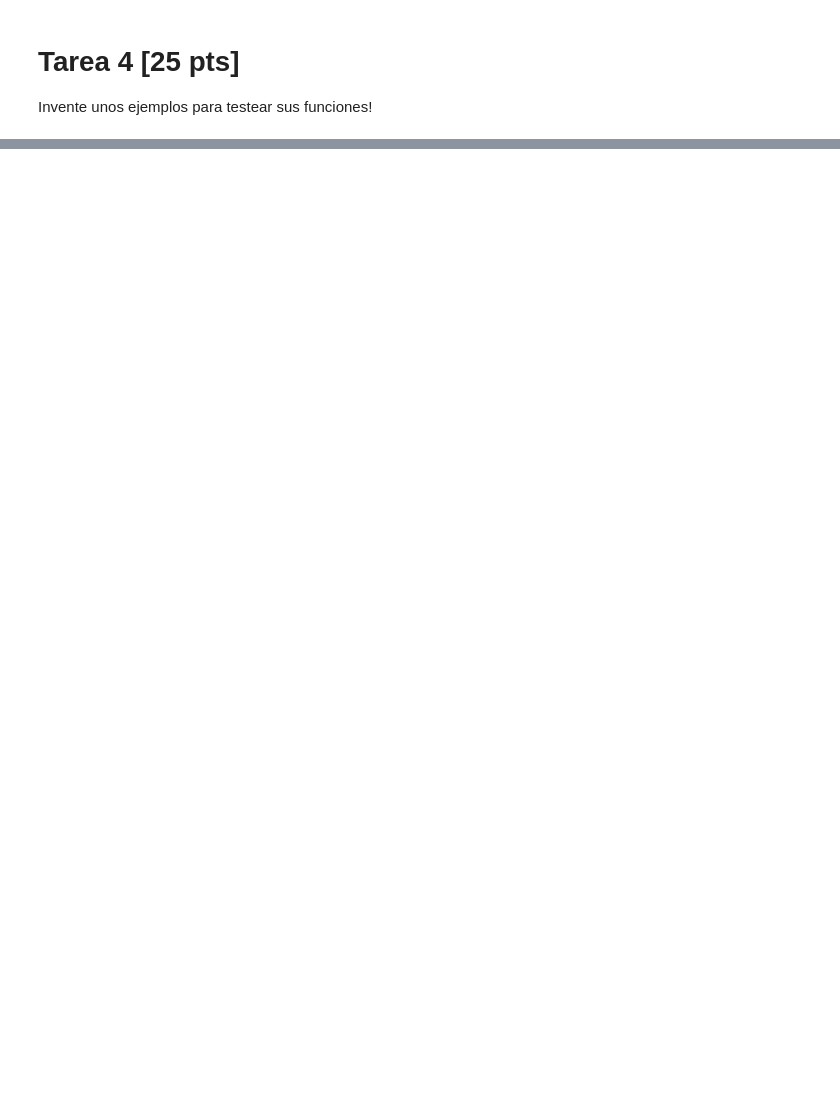
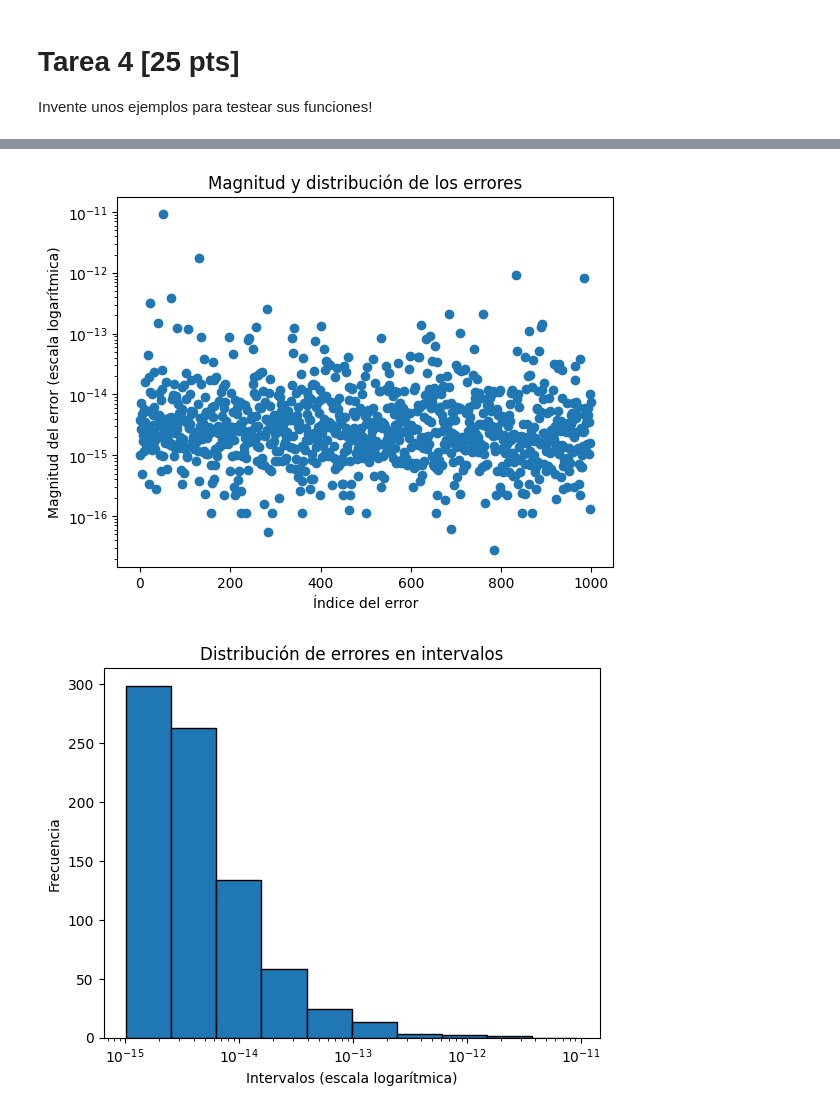
Before and after one commit to Darkrayyss/Tarea-1-Numerical-Analysis-II, a Jupyter notebook: Entregable_Informe1_Diego_Astaburuaga .ipynb, the cells around one changed output, grey strips where cells are left out. Saved outputs shown, nothing was run; the diff lists cells and outputs as text; code cells hidden in the pictures; blank space fills up the shorter version.

```diff
--- a/Entregable_Informe1_Diego_Astaburuaga .ipynb
+++ b/Entregable_Informe1_Diego_Astaburuaga .ipynb
@@ -161,0 +231,20 @@ Invente unos ejemplos para testear sus funciones!
+# %%
+k = 5 # Ejemplos
+for i in range(k):
+    print(f"-----------------  Ejemplo {i}  -----------------")
+
+    # Over W, T = qt(A)
+    m = np.random.randint(2, 6)
+    n = np.random.randint(2, m+1) # m>=n
+    A = np.random.rand(m, n)
+    W, T = qt(A)
+    # It is rounded to simplify interpretation.
+    print(f"A:\n{np.round(A, 15)}")
+    print(f"W:\n{np.round(W, 15)}")
+    print(f"T:\n{np.round(T, 15)}")
+
+    # Over y = evalHouseholder(W,x)
+    x = np.random.rand(m)
+    y = evalHouseholder(W,x)
+    print(f"x:\n{np.round(x, 15)}")
+    print(f"y:\n{np.round(y, 15)}")
@@ -161,0 +333,47 @@ Invente unos ejemplos para testear sus funciones!
+# %%
+# Crear figura y ejes
+fig, ax = plt.subplots()
+
+# Graficar los errores en un diagrama de dispersión (scatter plot)
+ax.scatter(range(len(errores)), errores)
+
+# Establecer escala logarítmica en el eje y
+ax.set_yscale('log')
+
+# Establecer etiquetas de los ejes
+ax.set_xlabel('Índice del error')
+ax.set_ylabel('Magnitud del error (escala logarítmica)')
+
+# Establecer título del gráfico
+ax.set_title('Magnitud y distribución de los errores')
+
+# Mostrar el gráfico
+plt.show()
+
+# Definir los límites de los intervalos
+elementos_no_cero = errores[errores!= 0]
+
+minimo_no_cero = np.min(elementos_no_cero)
+intervalos = np.logspace(np.log10(minimo_no_cero), np.log10(max(errores)), num=11)
+
+# Crear figura y ejes
+fig, ax = plt.subplots()
+
+# Crear el gráfico de barras con escala logarítmica en el eje x
+n, bins, patches = ax.hist(errores, bins=intervalos, edgecolor='black')
+
+# Establecer escala logarítmica en el eje x
+ax.set_xscale('log')
+
+# Establecer etiquetas de los ejes
+ax.set_xlabel('Intervalos (escala logarítmica)')
+ax.set_ylabel('Frecuencia')
+
+# Establecer título del gráfico
+ax.set_title('Distribución de errores en intervalos')
+
+# Mostrar el gráfico
+plt.show()
+# %% [output]
+[figure, added]
+[figure, added]
```
Also changed, not shown: parts of 16 cells of this notebook.
